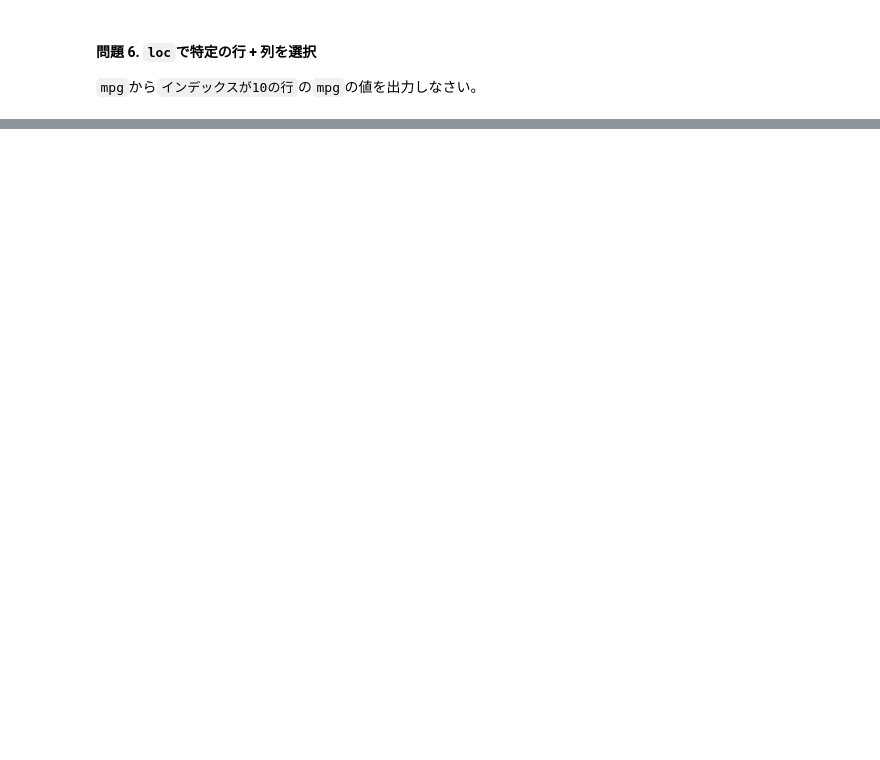
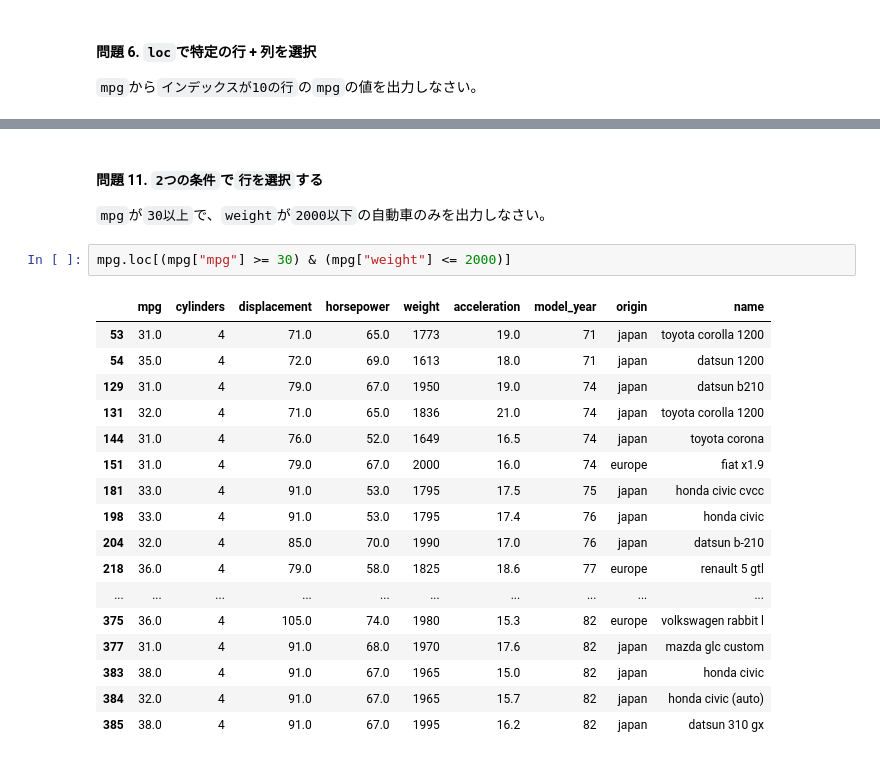
Before and after one commit to KaiLynn99/python_alone, a Jupyter notebook: 2026 9月/9.09 (57日目)/13. Pandas DataFrame実習 1.ipynb, the cells around one changed output, grey strips where cells are left out. Cells and saved outputs as stored; diff of their text form; blank space fills up the shorter version.

```diff
--- a/2026 9月/9.09 (57日目)/13. Pandas DataFrame実習 1.ipynb
+++ b/2026 9月/9.09 (57日目)/13. Pandas DataFrame実習 1.ipynb
@@ -102,0 +223,24 @@ Name: mpg, Length: 398, dtype: float64
+# %% [markdown]
+#### 問題 11. `2つの条件`で`行を選択`する
+
+`mpg`が`30以上`で、`weight`が`2000以下`の自動車のみを出力しなさい。
+# %%
+mpg.loc[(mpg["mpg"] >= 30) & (mpg["weight"] <= 2000)]
+# %% [output]
+|  | mpg | cylinders | displacement | horsepower | weight | acceleration | model_year | origin | name |
+| 53 | 31.0 | 4 | 71.0 | 65.0 | 1773 | 19.0 | 71 | japan | toyota corolla 1200 |
+| 54 | 35.0 | 4 | 72.0 | 69.0 | 1613 | 18.0 | 71 | japan | datsun 1200 |
+| 129 | 31.0 | 4 | 79.0 | 67.0 | 1950 | 19.0 | 74 | japan | datsun b210 |
+| 131 | 32.0 | 4 | 71.0 | 65.0 | 1836 | 21.0 | 74 | japan | toyota corolla 1200 |
+| 144 | 31.0 | 4 | 76.0 | 52.0 | 1649 | 16.5 | 74 | japan | toyota corona |
+| 151 | 31.0 | 4 | 79.0 | 67.0 | 2000 | 16.0 | 74 | europe | fiat x1.9 |
+| 181 | 33.0 | 4 | 91.0 | 53.0 | 1795 | 17.5 | 75 | japan | honda civic cvcc |
+| 198 | 33.0 | 4 | 91.0 | 53.0 | 1795 | 17.4 | 76 | japan | honda civic |
+| 204 | 32.0 | 4 | 85.0 | 70.0 | 1990 | 17.0 | 76 | japan | datsun b-210 |
+| 218 | 36.0 | 4 | 79.0 | 58.0 | 1825 | 18.6 | 77 | europe | renault 5 gtl |
+| ... | ... | ... | ... | ... | ... | ... | ... | ... | ... |
+| 375 | 36.0 | 4 | 105.0 | 74.0 | 1980 | 15.3 | 82 | europe | volkswagen rabbit l |
+| 377 | 31.0 | 4 | 91.0 | 68.0 | 1970 | 17.6 | 82 | japan | mazda glc custom |
+| 383 | 38.0 | 4 | 91.0 | 67.0 | 1965 | 15.0 | 82 | japan | honda civic |
+| 384 | 32.0 | 4 | 91.0 | 67.0 | 1965 | 15.7 | 82 | japan | honda civic (auto) |
+| 385 | 38.0 | 4 | 91.0 | 67.0 | 1995 | 16.2 | 82 | japan | datsun 310 gx |
```
Also changed, not shown: parts of 17 cells of this notebook.
